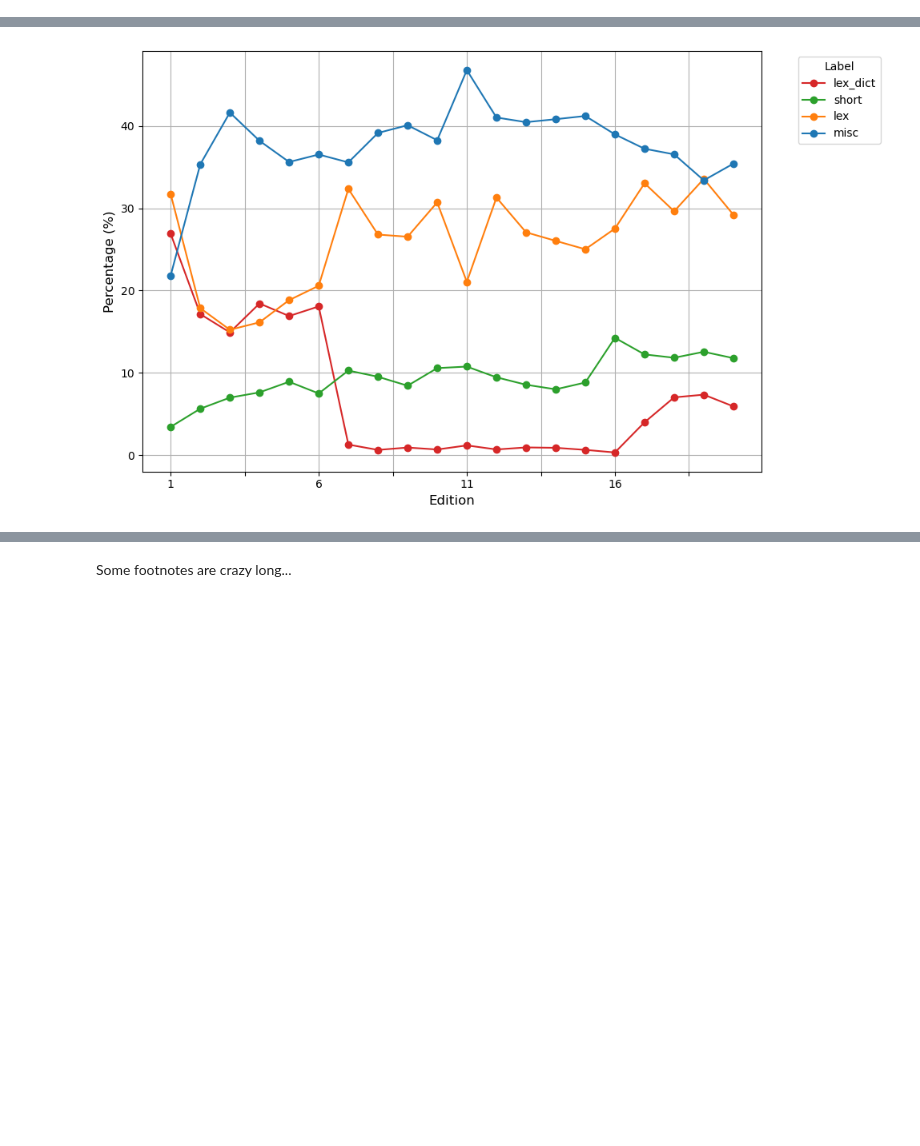
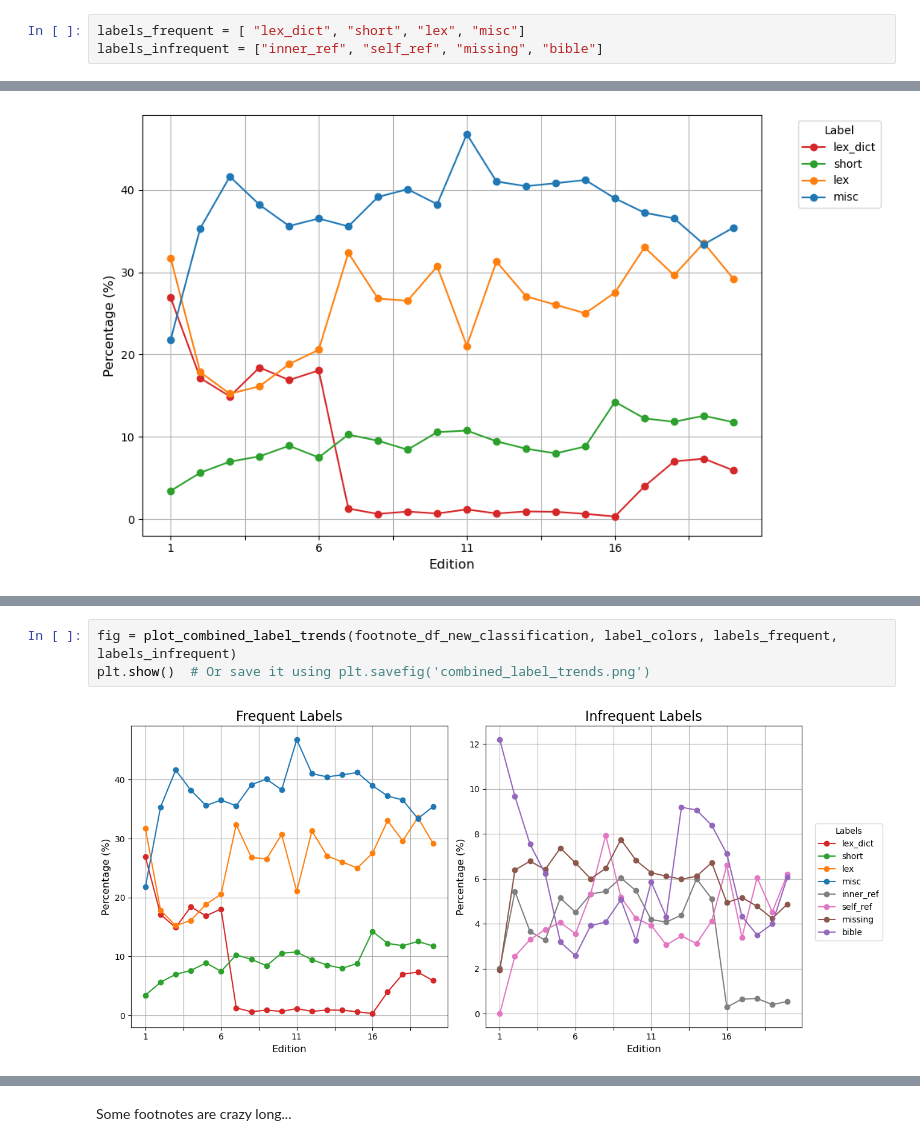
Before and after one commit to Boffl/BullingerDigitalLMFootnotes, a Jupyter notebook: data_analysis_and_preparation/prepare_data.ipynb, the cells around one changed output, grey strips where cells are left out. Saved outputs shown, nothing was run; the diff lists cells and outputs as text; blank space fills up the shorter version.

Commit message:
new plots

```diff
--- a/data_analysis_and_preparation/prepare_data.ipynb
+++ b/data_analysis_and_preparation/prepare_data.ipynb
@@ -210,6 +210,9 @@ if True:  # save
     plt.savefig(os.path.join(plot_folder, plot_name), dpi=300, bbox_inches='tight',format='pdf')
 # %% [output]
 [figure]
+# %%
+labels_frequent = [ "lex_dict", "short", "lex", "misc"]
+labels_infrequent = ["inner_ref", "self_ref", "missing", "bible"]
 # %%
 fig = label_trends(footnote_df_new_classification, label_colors, ["inner_ref", "self_ref", "missing", "bible"])
 if True:  # save
@@ -230,0 +341,5 @@ if True:  # save
+# %%
+fig = plot_combined_label_trends(footnote_df_new_classification, label_colors, labels_frequent, labels_infrequent)
+plt.show()  # Or save it using plt.savefig('combined_label_trends.png')
+# %% [output]
+[figure, added]
```
Also changed, not shown: parts of 3 cells of this notebook, 2 other files.
